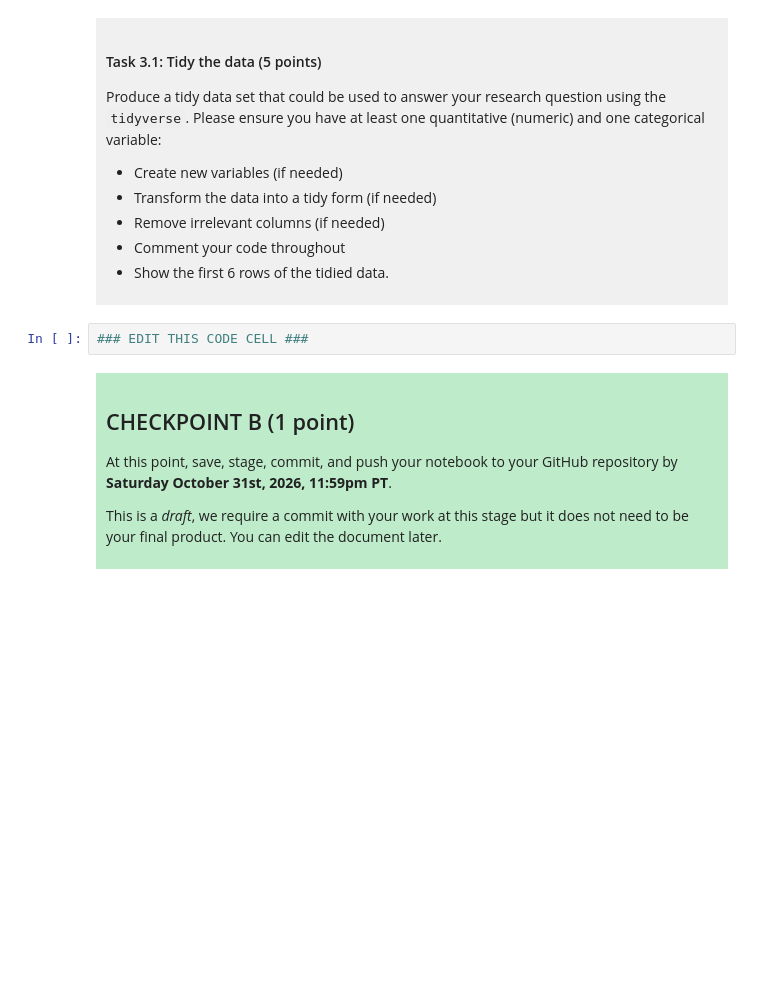
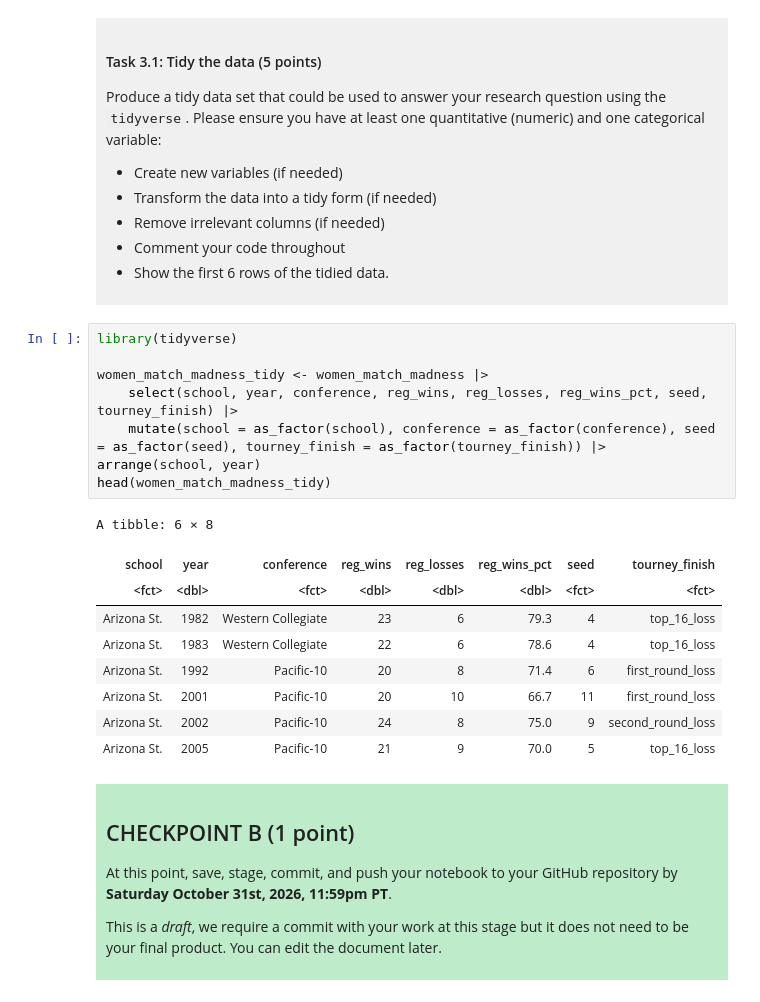
Before and after one commit to yunnnnnc/dsci-100-project-erica-chen, a Jupyter notebook: dsci-100-project-notebook.ipynb, the cells around one changed output. Saved outputs shown, nothing was run; the diff lists cells and outputs as text; blank space fills up the shorter version.

```diff
--- a/dsci-100-project-notebook.ipynb
+++ b/dsci-100-project-notebook.ipynb
@@ -189,7 +210,23 @@ Produce a tidy data set that could be used to answer your research question usin
 
 </div>
 # %%
-### EDIT THIS CODE CELL ###
+library(tidyverse)
+
+women_match_madness_tidy <- women_match_madness |>
+    select(school, year, conference, reg_wins, reg_losses, reg_wins_pct, seed, tourney_finish) |>
+    mutate(school = as_factor(school), conference = as_factor(conference), seed = as_factor(seed), tourney_finish = as_factor(tourney_finish)) |>
+arrange(school, year)
+head(women_match_madness_tidy)
+# %% [output]
+A tibble: 6 × 8
+| school | year | conference | reg_wins | reg_losses | reg_wins_pct | seed | tourney_finish |
+| <fct> | <dbl> | <fct> | <dbl> | <dbl> | <dbl> | <fct> | <fct> |
+| Arizona St. | 1982 | Western Collegiate | 23 | 6 | 79.3 | 4 | top_16_loss |
+| Arizona St. | 1983 | Western Collegiate | 22 | 6 | 78.6 | 4 | top_16_loss |
+| Arizona St. | 1992 | Pacific-10 | 20 | 8 | 71.4 | 6 | first_round_loss |
+| Arizona St. | 2001 | Pacific-10 | 20 | 10 | 66.7 | 11 | first_round_loss |
+| Arizona St. | 2002 | Pacific-10 | 24 | 8 | 75.0 | 9 | second_round_loss |
+| Arizona St. | 2005 | Pacific-10 | 21 | 9 | 70.0 | 5 | top_16_loss |
 # %% [markdown]
 <div style="background-color: #beebca; padding: 10px;">
 
```
Also changed, not shown: parts of 3 cells of this notebook.
